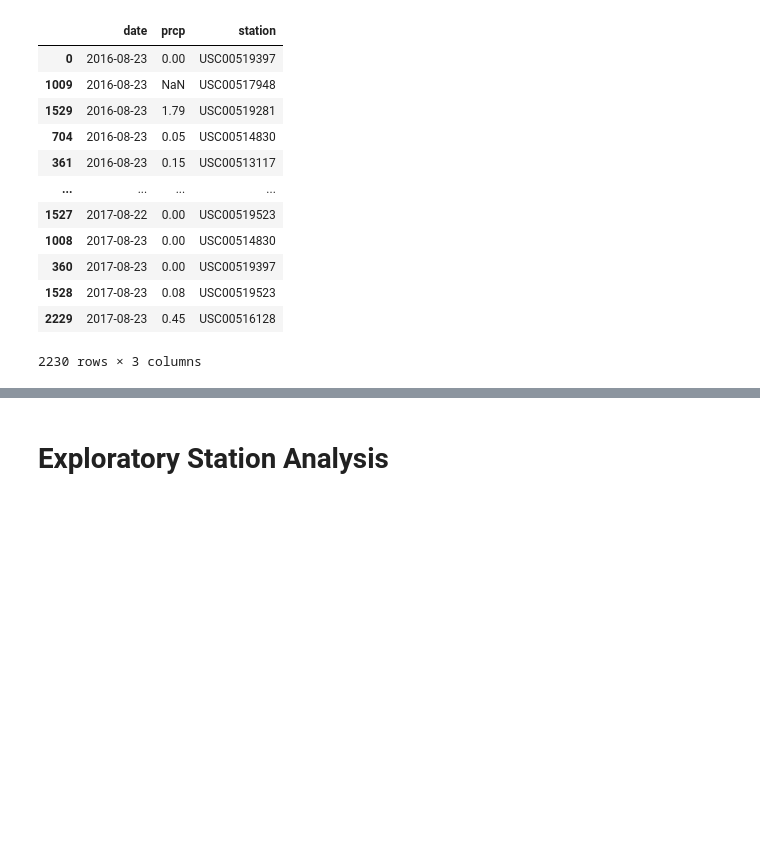
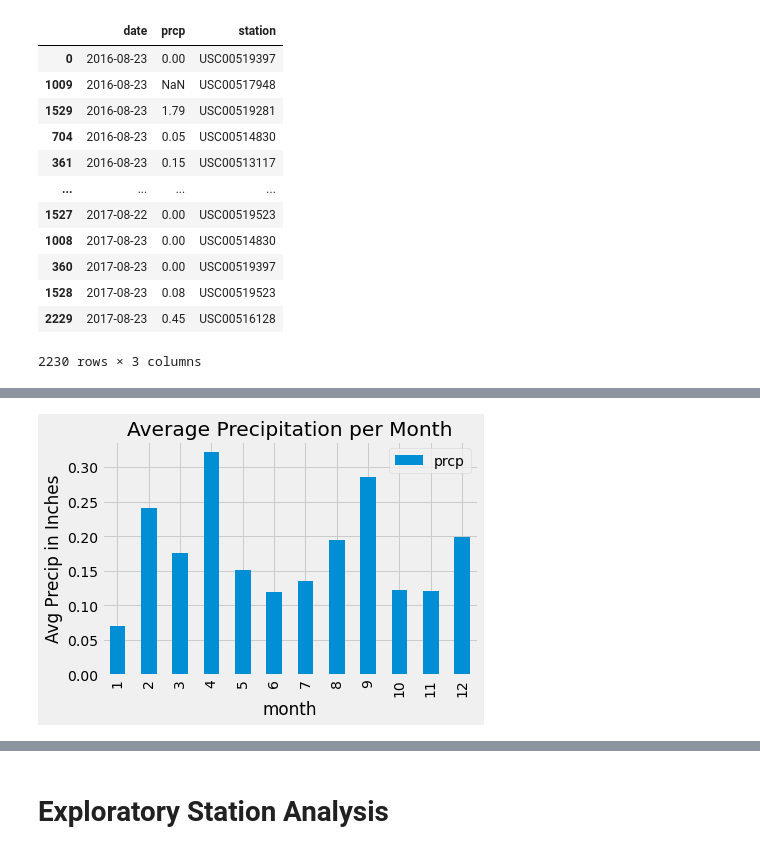
Before and after one commit to njmorr/sqlalchemy-challenge, a Jupyter notebook: climate_starter.ipynb, the cells around one changed output, grey strips where cells are left out. Cells and saved outputs as stored; diff of their text form; code cells hidden in the pictures; blank space fills up the shorter version.

```diff
--- a/climate_starter.ipynb
+++ b/climate_starter.ipynb
@@ -120,0 +131,5 @@ precip_df
+# %%
+precip_df["date"] = pd.to_datetime(precip_df["date"])
+precip_df["month"] = pd.DatetimeIndex(precip_df["date"]).month
+
+precip_df#.dtypes
@@ -120,0 +150,3 @@ precip_df
+# %%
+avg_precip = precip_df.groupby("month").mean()
+avg_precip
@@ -121 +168,7 @@ precip_df
+# %%
+avg_precip_chart = avg_precip.plot(kind="bar", title="Average Precipitation per Month")
+avg_precip_chart.set_ylabel("Avg Precip in Inches")
+plt.show()
+# %% [output]
+[figure, added]
 # %%
```
Also changed, not shown: parts of 8 cells of this notebook.
